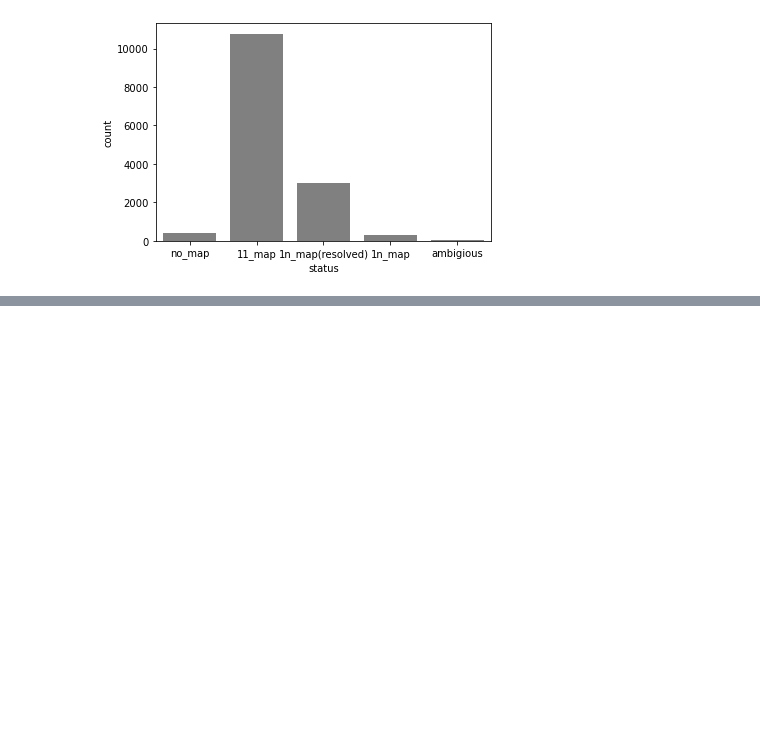
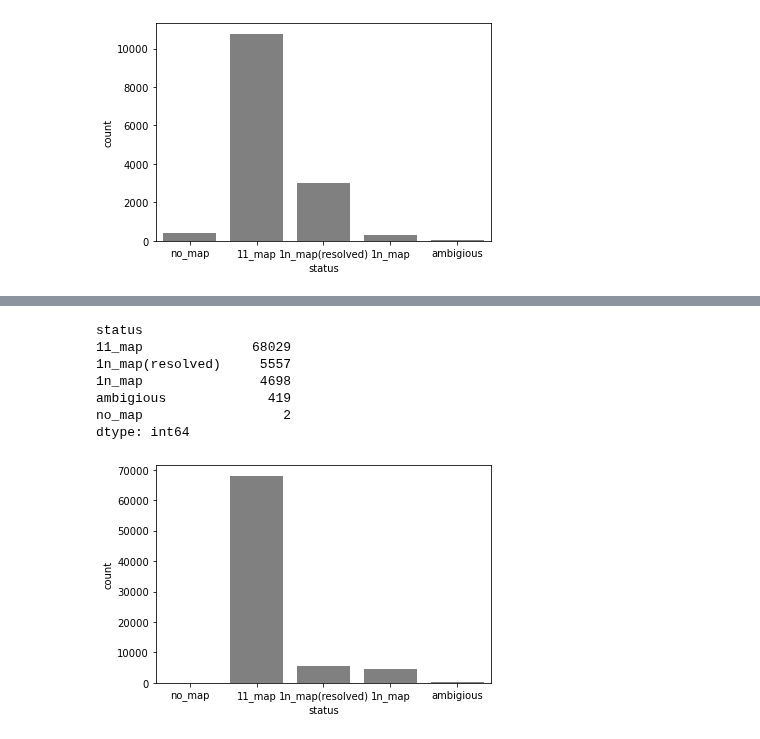
Before and after one commit to barahona-research-group/ICE-NODE, a Jupyter notebook: icenode/ehr_model/resources/icd_10-9_conversion_analysis.ipynb, the cells around one changed output, grey strips where cells are left out. Cells and saved outputs as stored; diff of their text form; code cells hidden in the pictures; blank space fills up the shorter version.

```diff
--- a/icenode/ehr_model/resources/icd_10-9_conversion_analysis.ipynb
+++ b/icenode/ehr_model/resources/icd_10-9_conversion_analysis.ipynb
@@ -62,0 +74,11 @@ dtype: int64
+# %%
+analyze_conversions('2018_gem_pcs_I10I9.txt.gz')
+# %% [output]
+status
+11_map              68029
+1n_map(resolved)     5557
+1n_map               4698
+ambigious             419
+no_map                  2
+dtype: int64
+[figure, added]
```
Also changed, not shown: parts of 3 cells of this notebook, 6 other files.
